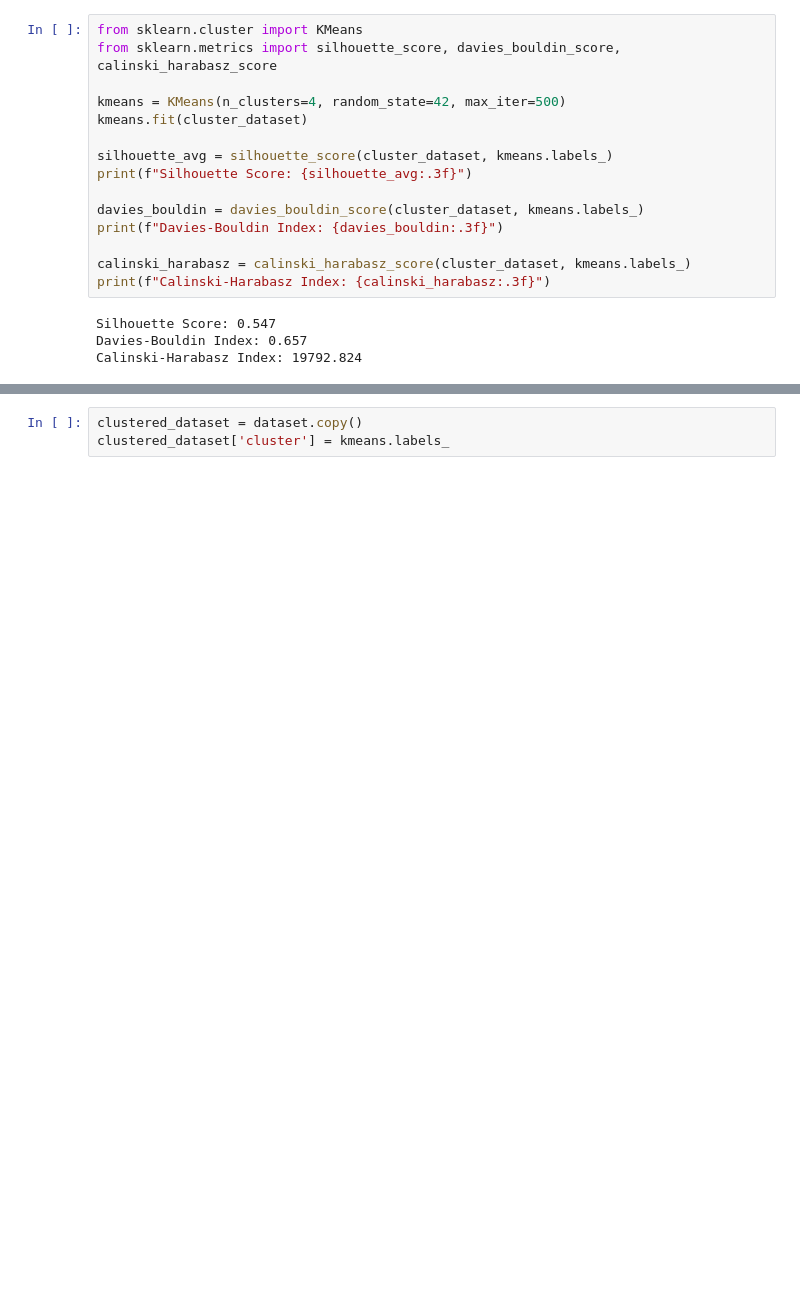
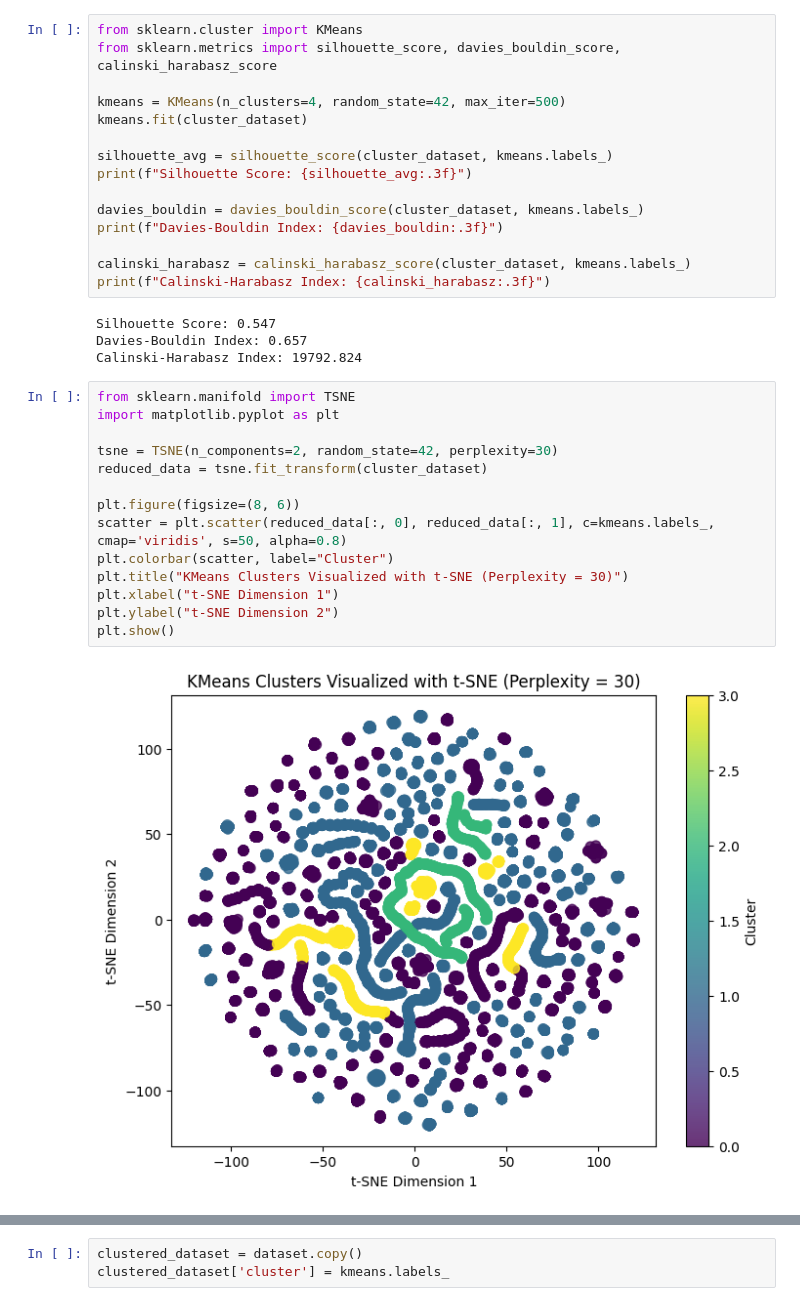
Before and after one commit to rizyxy/adb, a Jupyter notebook: clustering.ipynb, the cells around one changed output, grey strips where cells are left out. Drawn from its saved outputs; the diff is of its cells as text; blank space fills up the shorter version.

Commit message:
Added TSNE

```diff
--- a/clustering.ipynb
+++ b/clustering.ipynb
@@ -102,3 +102,19 @@ print(f"Calinski-Harabasz Index: {calinski_harabasz:.3f}")
 Silhouette Score: 0.547
 Davies-Bouldin Index: 0.657
 Calinski-Harabasz Index: 19792.824
+# %%
+from sklearn.manifold import TSNE
+import matplotlib.pyplot as plt
+
+tsne = TSNE(n_components=2, random_state=42, perplexity=30)
+reduced_data = tsne.fit_transform(cluster_dataset)
+
+plt.figure(figsize=(8, 6))
+scatter = plt.scatter(reduced_data[:, 0], reduced_data[:, 1], c=kmeans.labels_, cmap='viridis', s=50, alpha=0.8)
+plt.colorbar(scatter, label="Cluster")
+plt.title("KMeans Clusters Visualized with t-SNE (Perplexity = 30)")
+plt.xlabel("t-SNE Dimension 1")
+plt.ylabel("t-SNE Dimension 2")
+plt.show()
+# %% [output]
+[figure, added]
```
Also changed, not shown: parts of 4 cells of this notebook, 4 other files.
